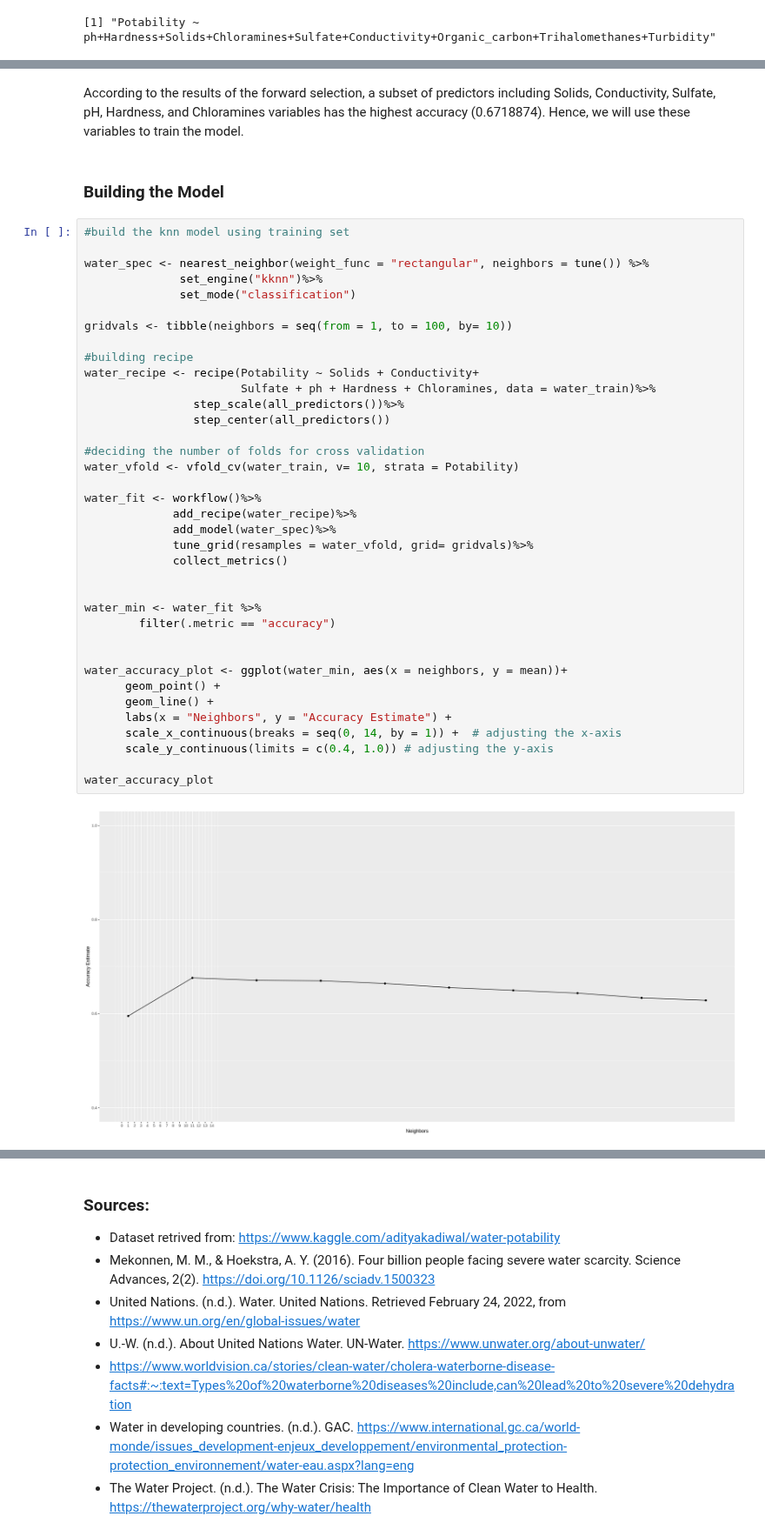
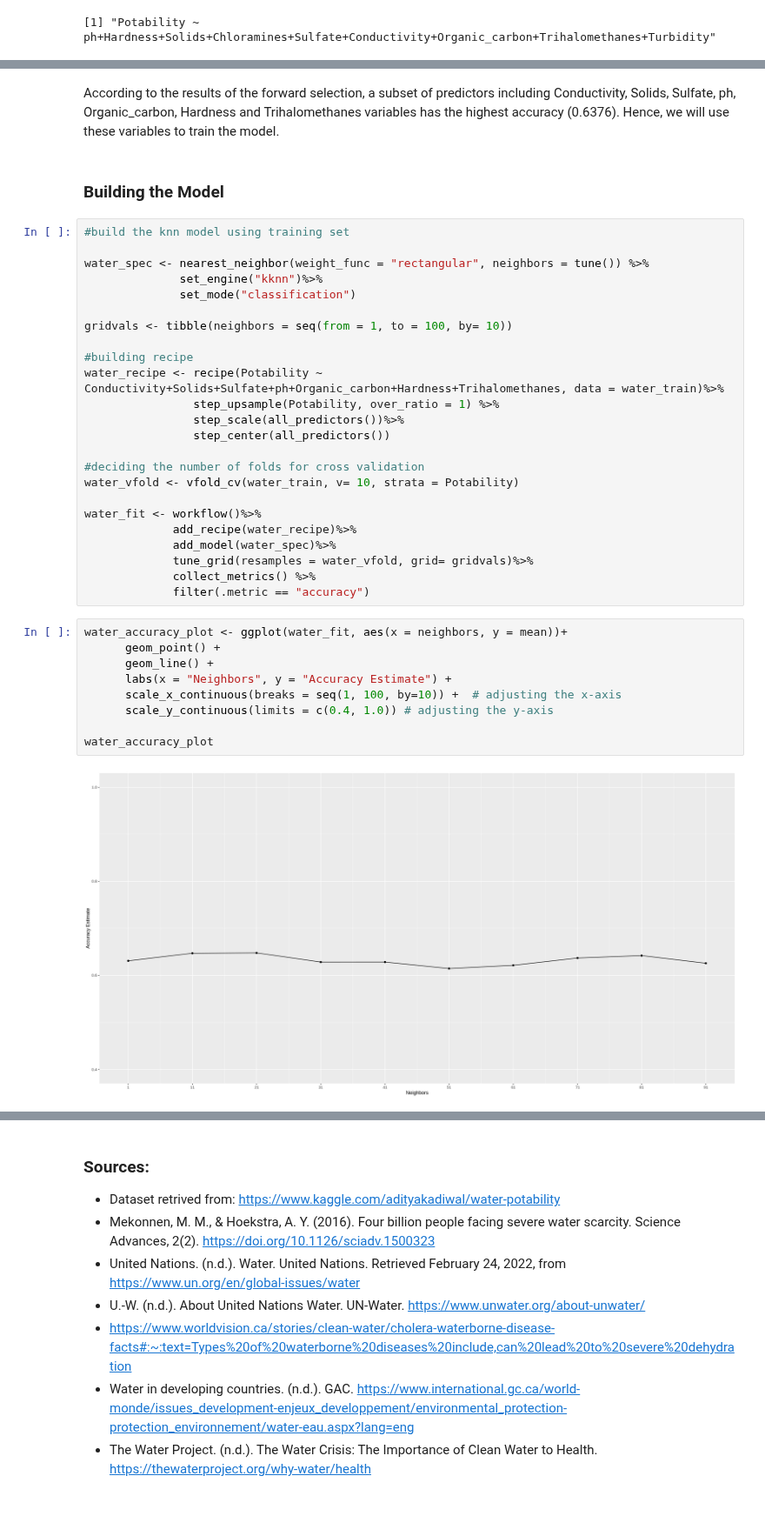
Before and after one commit to ricardoliu99/dsci100-group21, a Jupyter notebook: final_report.ipynb, the cells around one changed output, grey strips where cells are left out. Shown at 87% size. Drawn from its saved outputs; the diff is of its cells as text; blank space fills up the shorter version.

Commit message:
Added upsampling, removed NA values from test data, fixed plots, build final model

```diff
--- a/final_report.ipynb
+++ b/final_report.ipynb
@@ -424,5 +438,5 @@ A tibble: 1 × 3
 # %% [markdown]
-According to the results of the forward selection, a subset of predictors including Solids, Conductivity, Sulfate, pH, Hardness, and Chloramines variables has the highest accuracy (0.6718874). Hence, we will use these variables to train the model.
+According to the results of the forward selection, a subset of predictors including Conductivity, Solids, Sulfate, ph, Organic_carbon, Hardness and Trihalomethanes variables has the highest accuracy (0.6376). Hence, we will use these variables to train the model.
 # %% [markdown]
 ### Building the Model
 # %%
@@ -435,8 +449,8 @@ water_spec <- nearest_neighbor(weight_func = "rectangular", neighbors = tune())
 gridvals <- tibble(neighbors = seq(from = 1, to = 100, by= 10))
 
 #building recipe
-water_recipe <- recipe(Potability ~ Solids + Conductivity+
-                       Sulfate + ph + Hardness + Chloramines, data = water_train)%>%
+water_recipe <- recipe(Potability ~ Conductivity+Solids+Sulfate+ph+Organic_carbon+Hardness+Trihalomethanes, data = water_train)%>%
+                step_upsample(Potability, over_ratio = 1) %>%
                 step_scale(all_predictors())%>%
                 step_center(all_predictors())
 
@@ -447,20 +461,16 @@ water_fit <- workflow()%>%
              add_recipe(water_recipe)%>%
              add_model(water_spec)%>%
              tune_grid(resamples = water_vfold, grid= gridvals)%>%
-             collect_metrics()
-
-
-water_min <- water_fit %>%
-        filter(.metric == "accuracy")
-
-
-water_accuracy_plot <- ggplot(water_min, aes(x = neighbors, y = mean))+
-      geom_point() +
-      geom_line() +
-      labs(x = "Neighbors", y = "Accuracy Estimate") +
-      scale_x_continuous(breaks = seq(0, 14, by = 1)) +  # adjusting the x-axis
-      scale_y_continuous(limits = c(0.4, 1.0)) # adjusting the y-axis
-
-water_accuracy_plot
+             collect_metrics() %>%
+             filter(.metric == "accuracy")
-# %% [output]
-[figure, removed]
+# %%
+water_accuracy_plot <- ggplot(water_fit, aes(x = neighbors, y = mean))+
+      geom_point() +
+      geom_line() +
+      labs(x = "Neighbors", y = "Accuracy Estimate") +
+      scale_x_continuous(breaks = seq(1, 100, by=10)) +  # adjusting the x-axis
+      scale_y_continuous(limits = c(0.4, 1.0)) # adjusting the y-axis
+
+water_accuracy_plot
+# %% [output]
+[figure, added]
```
Also changed, not shown: parts of 8 cells of this notebook.
